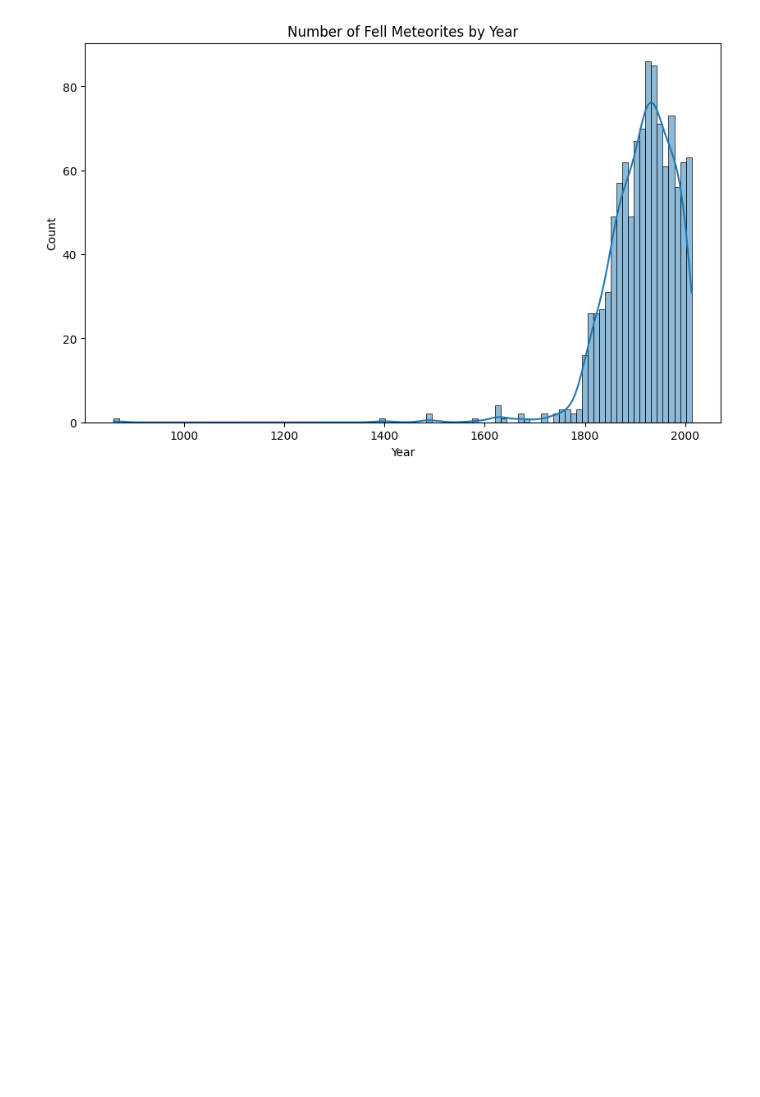
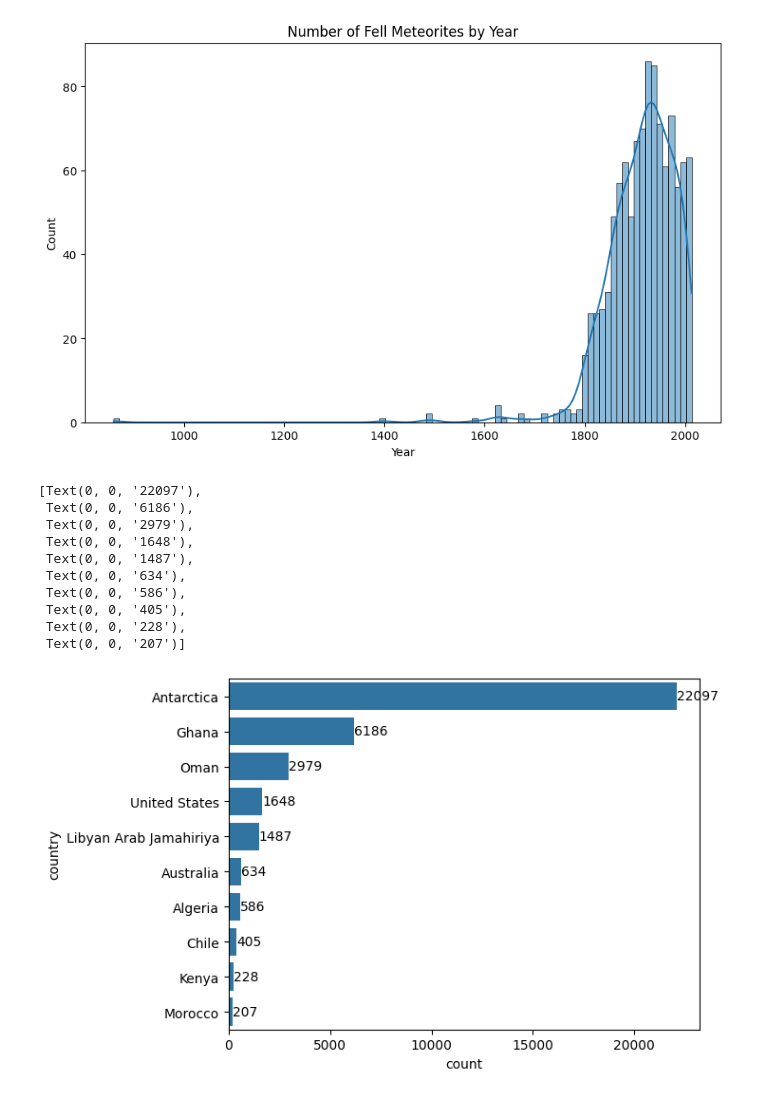
Before and after one commit to PDRWeb/nasa-meteorites-analysis, a Jupyter notebook: notebooks/1.0-pdr-initial-eda.ipynb, the cells around one changed output. Saved outputs shown, nothing was run; the diff lists cells and outputs as text; code cells hidden in the pictures; blank space fills up the shorter version.

```diff
--- a/notebooks/1.0-pdr-initial-eda.ipynb
+++ b/notebooks/1.0-pdr-initial-eda.ipynb
@@ -78,3 +85,19 @@ plt.show()
 # %% [output]
 [figure]
 [figure]
+# %%
+topcountries=df.groupby('country')['country'].value_counts().sort_values(ascending=False).head(10)
+countries = sns.barplot(topcountries,orient='h')
+countries.bar_label(countries.containers[0], fontsize=10)
+# %% [output]
+[Text(0, 0, '22097'),
+ Text(0, 0, '6186'),
+ Text(0, 0, '2979'),
+ Text(0, 0, '1648'),
+ Text(0, 0, '1487'),
+ Text(0, 0, '634'),
+ Text(0, 0, '586'),
+ Text(0, 0, '405'),
+ Text(0, 0, '228'),
+ Text(0, 0, '207')]
+[figure, added]
```
Also changed, not shown: parts of 3 cells of this notebook, 8 other files.
